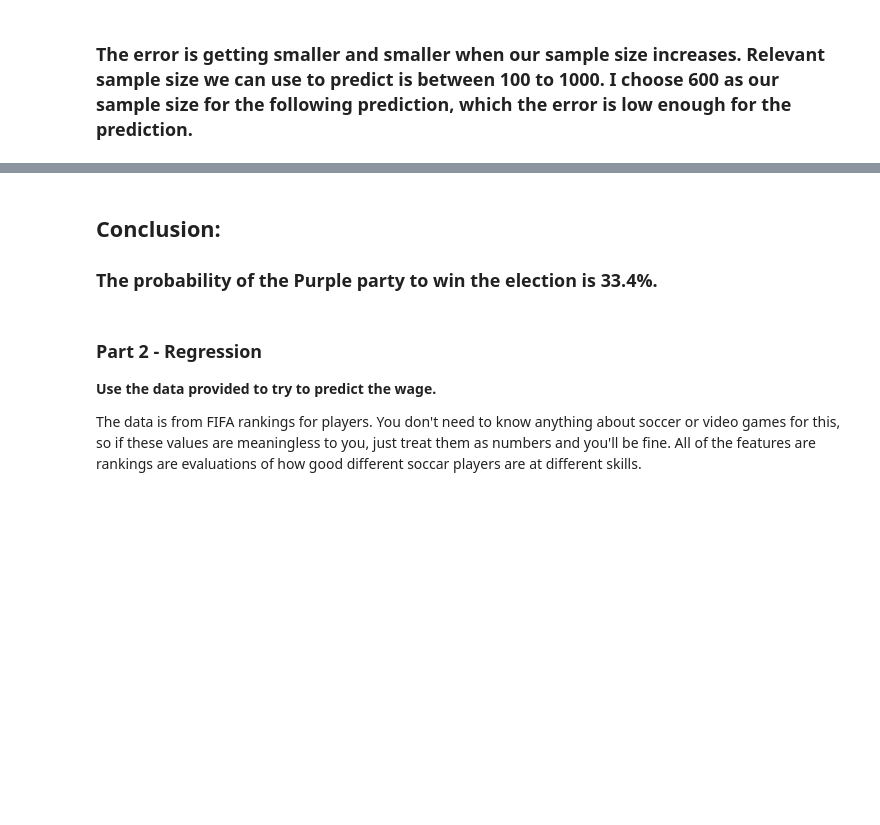
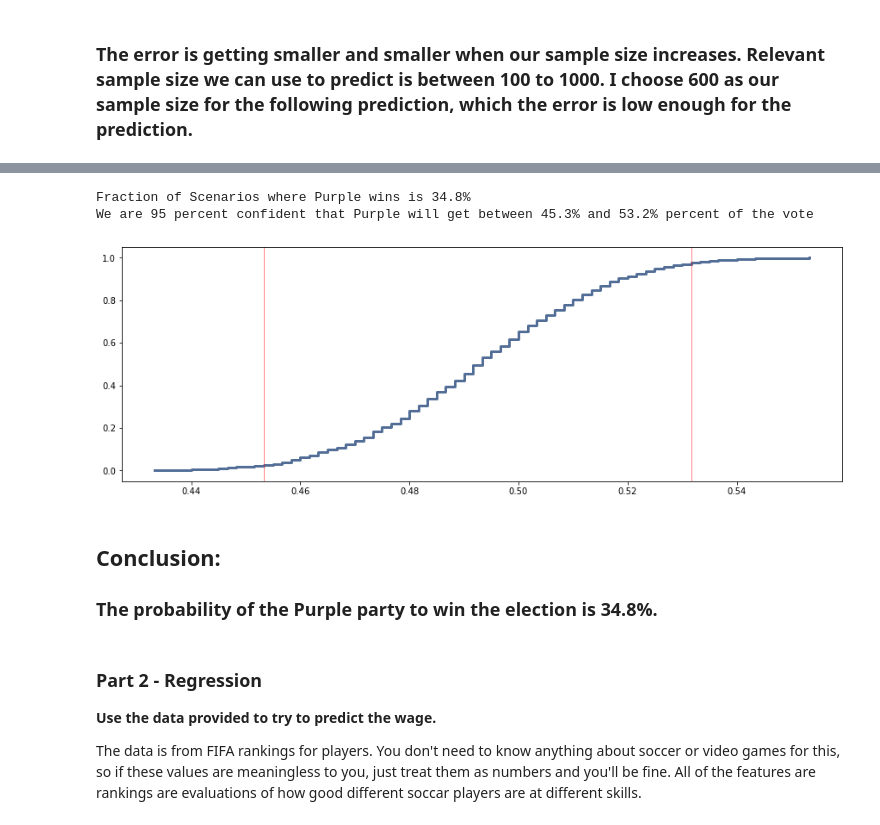
Before and after one commit to sijiahao-hub/DATA3450_Asn_3_Students, a Jupyter notebook: asn_3_1221_start.ipynb, the cells around one changed output, grey strips where cells are left out. Cells and saved outputs as stored; diff of their text form; code cells hidden in the pictures; blank space fills up the shorter version.

```diff
--- a/asn_3_1221_start.ipynb
+++ b/asn_3_1221_start.ipynb
@@ -203,7 +203,17 @@ thinkplot.axvline(.5, color="red")
+# %%
+thinkplot.Cdf(cdfFin)
+thinkplot.axvline(ciFin[0], color="red")
+thinkplot.axvline(ciFin[1], color="red")
+print("Fraction of Scenarios where Purple wins is %.1f%% " % ((1-cdfFin.Prob(.50))*100))
+print("We are 95 percent confident that Purple will get between %.1f%% and %.1f%% percent of the vote" % (ciFin[0]*100, ciFin[1]*100))
+# %% [output]
+Fraction of Scenarios where Purple wins is 34.8%
+We are 95 percent confident that Purple will get between 45.3% and 53.2% percent of the vote
+[figure, added]
 # %% [markdown]
 ## Conclusion:
 
-### The probability of the Purple party to win the election is 33.4%.
+### The probability of the Purple party to win the election is 34.8%.
 # %% [markdown]
 ### Part 2 - Regression
 
```
Also changed, not shown: parts of 4 cells of this notebook.
